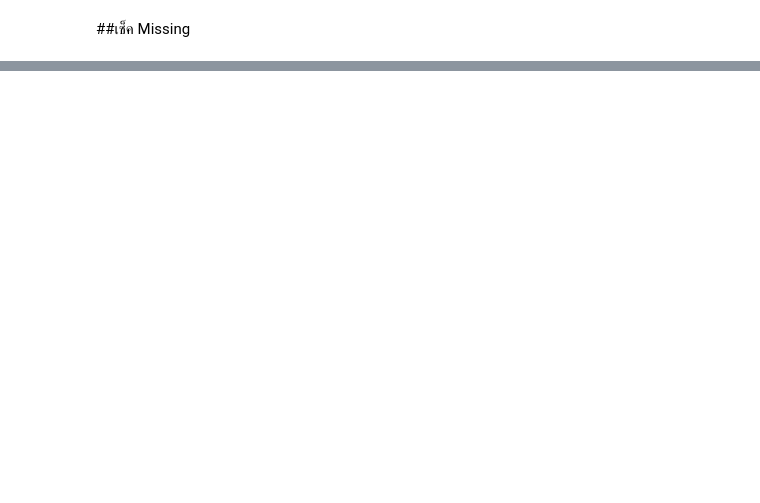
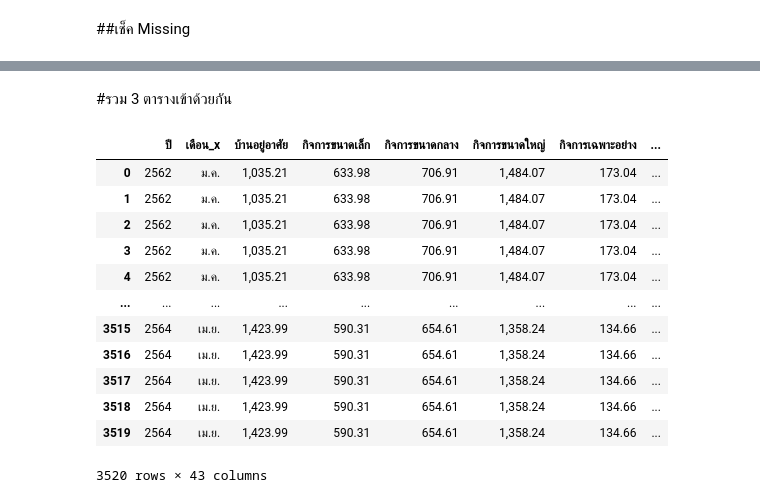
Before and after one commit to Thitichaya2000/DWDM21, a Jupyter notebook: Project_กลุ่ม.ipynb, the cells around one changed output, grey strips where cells are left out. Cells and saved outputs as stored; diff of their text form; code cells hidden in the pictures; blank space fills up the shorter version.

```diff
--- a/Project_กลุ่ม.ipynb
+++ b/Project_กลุ่ม.ipynb
@@ -118 +152,20 @@ data_58
+# %% [markdown]
+#รวม 3 ตารางเข้าด้วยกัน
+# %%
+merged_table_new3 = merged_table_new2.merge(data_3,how='left',left_on='ปี',right_on='ปี')
+merged_table_new3
+# %% [output]
+|  | ปี | เดือน_x | บ้านอยู่อาศัย | กิจการขนาดเล็ก | กิจการขนาดกลาง | กิจการขนาดใหญ่ | กิจการเฉพาะอย่าง | ... |
+| 0 | 2562 | ม.ค. | 1,035.21 | 633.98 | 706.91 | 1,484.07 | 173.04 | ... |
+| 1 | 2562 | ม.ค. | 1,035.21 | 633.98 | 706.91 | 1,484.07 | 173.04 | ... |
+| 2 | 2562 | ม.ค. | 1,035.21 | 633.98 | 706.91 | 1,484.07 | 173.04 | ... |
+| 3 | 2562 | ม.ค. | 1,035.21 | 633.98 | 706.91 | 1,484.07 | 173.04 | ... |
+| 4 | 2562 | ม.ค. | 1,035.21 | 633.98 | 706.91 | 1,484.07 | 173.04 | ... |
+| ... | ... | ... | ... | ... | ... | ... | ... | ... |
+| 3515 | 2564 | เม.ย. | 1,423.99 | 590.31 | 654.61 | 1,358.24 | 134.66 | ... |
+| 3516 | 2564 | เม.ย. | 1,423.99 | 590.31 | 654.61 | 1,358.24 | 134.66 | ... |
+| 3517 | 2564 | เม.ย. | 1,423.99 | 590.31 | 654.61 | 1,358.24 | 134.66 | ... |
+| 3518 | 2564 | เม.ย. | 1,423.99 | 590.31 | 654.61 | 1,358.24 | 134.66 | ... |
+| 3519 | 2564 | เม.ย. | 1,423.99 | 590.31 | 654.61 | 1,358.24 | 134.66 | ... |
+3520 rows × 43 columns
 # %%
```
Also changed, not shown: parts of 33 cells of this notebook.
